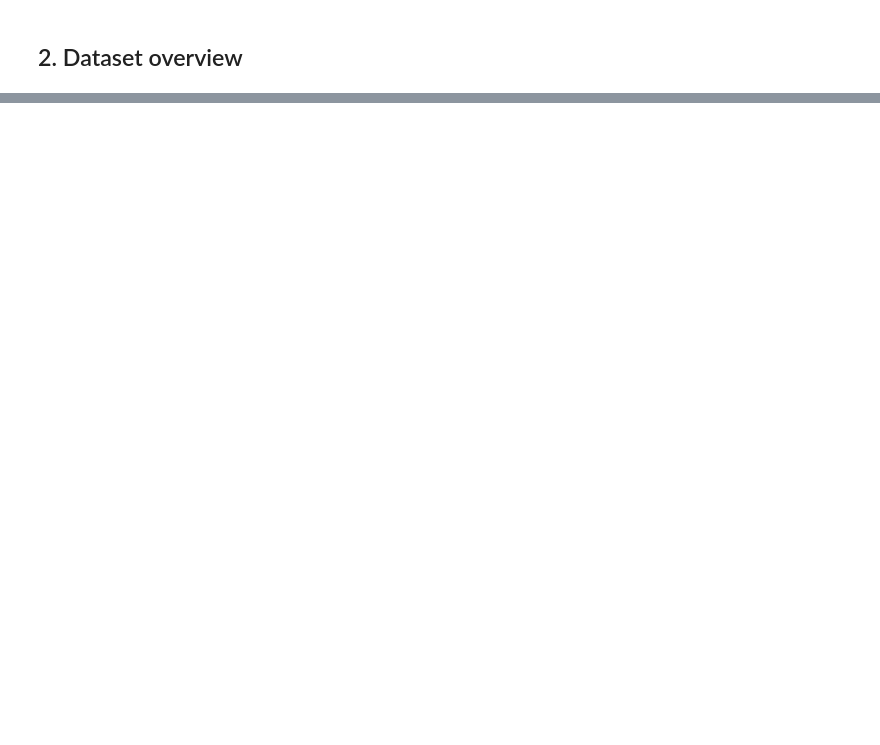
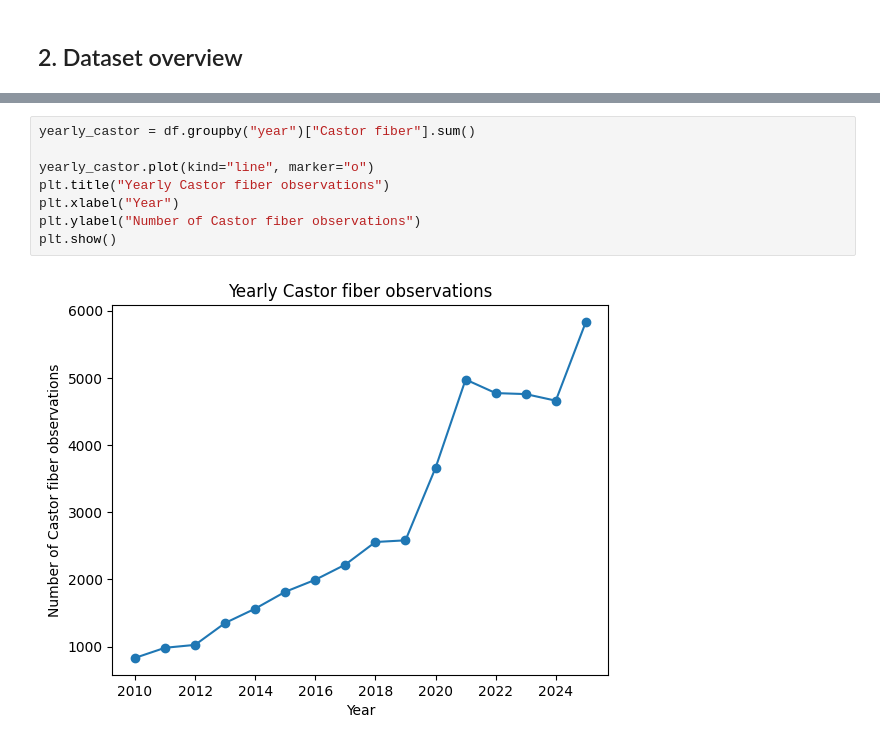
Before and after one commit to Shifu-boop/DSAI-Check-in-1, a Jupyter notebook: Check-in-1/Checkin-1.ipynb, the cells around one changed output, grey strips where cells are left out. Cells and saved outputs as stored; diff of their text form; blank space fills up the shorter version.

```diff
--- a/Check-in-1/Checkin-1.ipynb
+++ b/Check-in-1/Checkin-1.ipynb
@@ -605,0 +195,10 @@ We will move from this sampled baseline to the full dataset using more scalable
+# %%
+yearly_castor = df.groupby("year")["Castor fiber"].sum()
+
+yearly_castor.plot(kind="line", marker="o")
+plt.title("Yearly Castor fiber observations")
+plt.xlabel("Year")
+plt.ylabel("Number of Castor fiber observations")
+plt.show()
+# %% [output]
+[figure, added]
```
Also changed, not shown: parts of 65 cells of this notebook.
